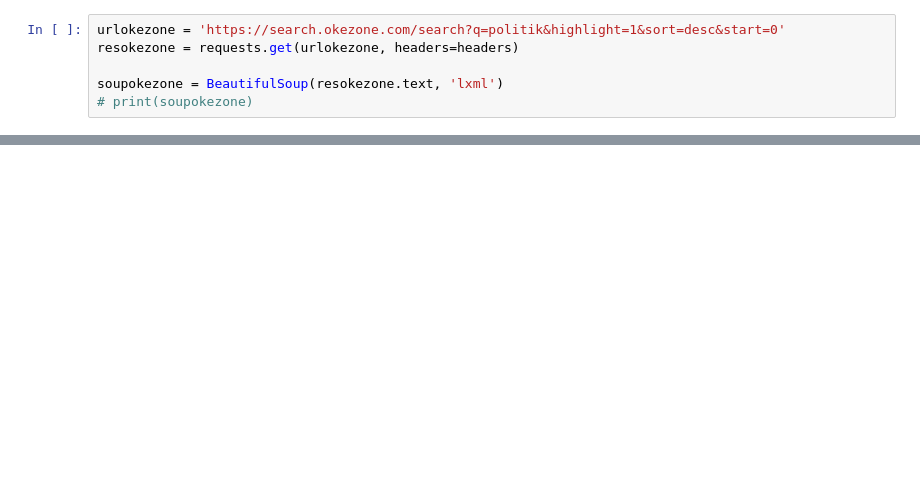
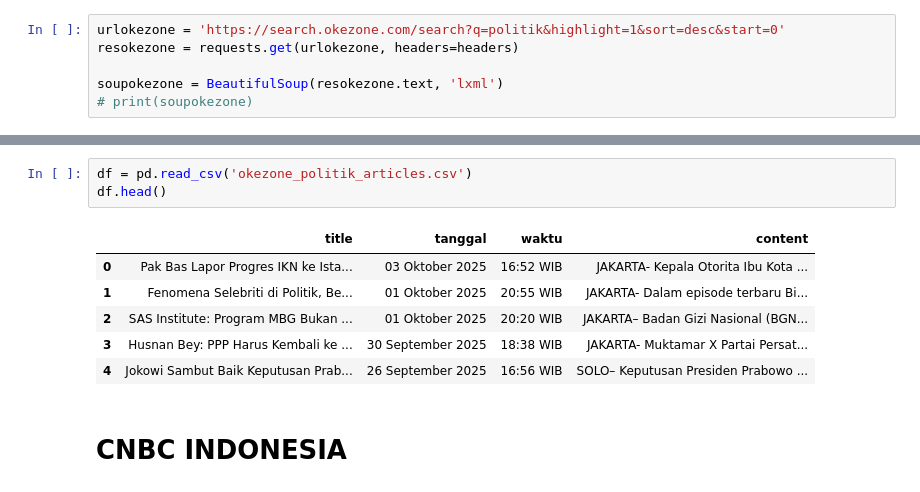
Before and after one commit to ininick/skripsis, a Jupyter notebook: scraping_okezone.ipynb, the cells around one changed output, grey strips where cells are left out. Saved outputs shown, nothing was run; the diff lists cells and outputs as text; blank space fills up the shorter version.

```diff
--- a/scraping_okezone.ipynb
+++ b/scraping_okezone.ipynb
@@ -236,0 +254,12 @@ write_data_to_csv(CSV_FILE, CSV_HEADERS, scraped_data)
+# %%
+df = pd.read_csv('okezone_politik_articles.csv')
+df.head()
+# %% [output]
+|  | title | tanggal | waktu | content |
+| 0 | Pak Bas Lapor Progres IKN ke Ista... | 03 Oktober 2025 | 16:52 WIB | JAKARTA- Kepala Otorita Ibu Kota ... |
+| 1 | Fenomena Selebriti di Politik, Be... | 01 Oktober 2025 | 20:55 WIB | JAKARTA- Dalam episode terbaru Bi... |
+| 2 | SAS Institute: Program MBG Bukan ... | 01 Oktober 2025 | 20:20 WIB | JAKARTA– Badan Gizi Nasional (BGN... |
+| 3 | Husnan Bey: PPP Harus Kembali ke ... | 30 September 2025 | 18:38 WIB | JAKARTA- Muktamar X Partai Persat... |
+| 4 | Jokowi Sambut Baik Keputusan Prab... | 26 September 2025 | 16:56 WIB | SOLO– Keputusan Presiden Prabowo ... |
+# %% [markdown]
+# CNBC INDONESIA
```
Also changed, not shown: parts of 23 cells of this notebook, 2 other files.
